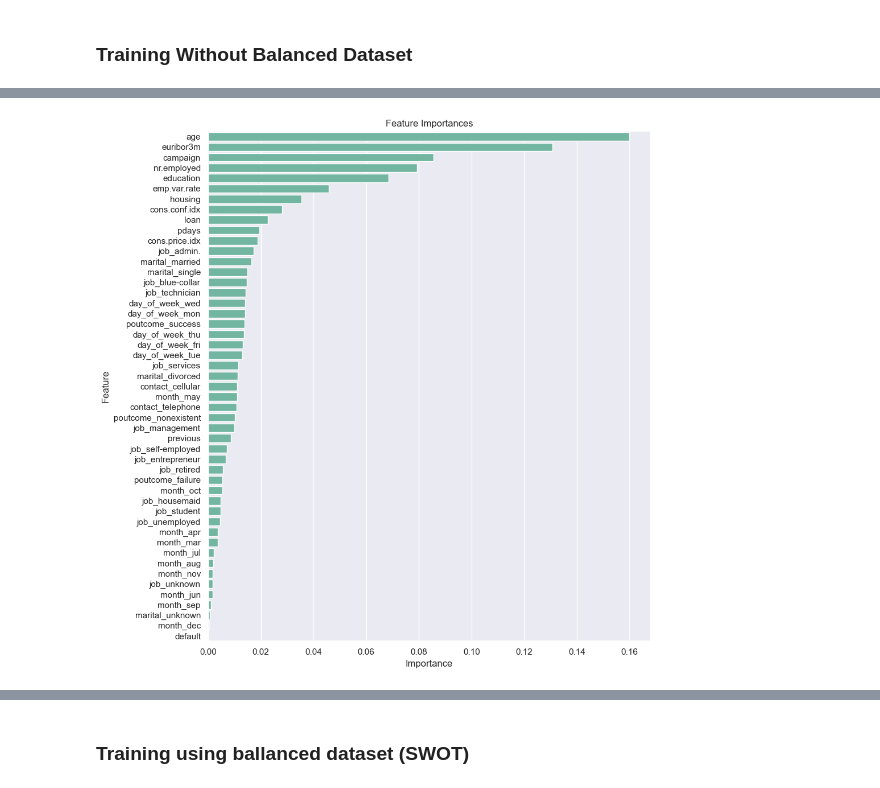
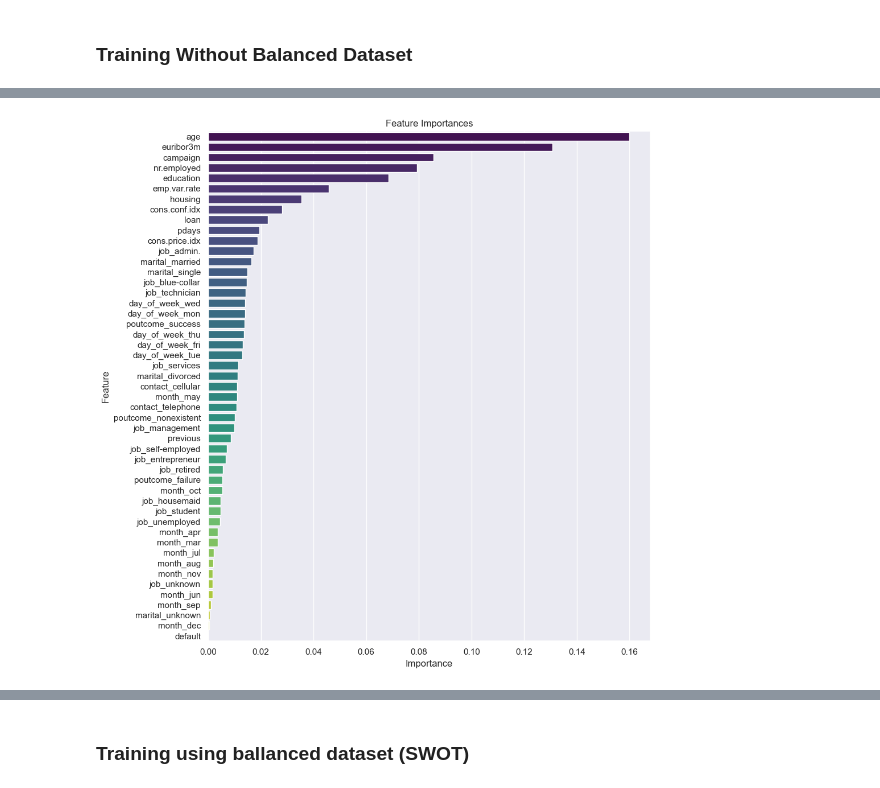
Before and after one commit to Aashiff2003/Predict-Term-Deposit-Subscription-, a Jupyter notebook: Predict Term Deposit Subscribtion -(additional).ipynb, the cells around one changed output, grey strips where cells are left out. Drawn from its saved outputs; the diff is of its cells as text; code cells hidden in the pictures.

```diff
--- a/Predict Term Deposit Subscribtion -(additional).ipynb
+++ b/Predict Term Deposit Subscribtion -(additional).ipynb
@@ -103,6 +110,9 @@ plt.show()
 # %%
 # categorical features and the target
 for col in categorical_columns:
-    sns.catplot(x="y",col = col,kind= "count", data = df)
+    # Create a count plot for the target variable 'y' across each categorical column
+    sns.catplot(x="y", hue="y", col=col, kind="count", data=df, height=5, aspect=1.5, palette='Set2', legend=False)
+
+# Show the plots
 plt.show()
 # %% [output]
@@ -123,7 +133,7 @@ plt.show()
 - outcome of the pre campaign
 - the month clients show there highest interest in deposit
 # %%
-numerical_columns = df.select_dtypes(include=['int64','float64']).columns  # Identify categorical columns
+numerical_columns = df.select_dtypes(include=['number']).columns  # Identify categorical columns
 for column in numerical_columns:
     print(f"{column}")
 # %% [output]
@@ -174,0 +177,19 @@ plt.show()
+# %%
+plt.figure(figsize=(20, 60))
+plt_number = 1
+
+# Define a custom color palette for the categories in 'y'
+palette = sns.color_palette("Set2", n_colors=len(df['y'].unique()))
+
+# Loop through numerical columns and create a boxplot for each one
+for col in numerical_columns:
+    ax = plt.subplot(12, 3, plt_number)
+    sns.boxplot(x='y', y=col, hue='y', data=df, palette=palette)  # Pass the data argument
+    plt.xlabel('Category (y)')  # Label for the x-axis
+    plt.ylabel(col)  # Label for the y-axis with the name of the numerical column
+    plt.title(f'Boxplot of {col} by Category (y)')  # Title for each boxplot
+    plt_number += 1
+
+# Adjust layout for better spacing
+plt.tight_layout()
+plt.show()
@@ -220,17 +243,6 @@ Data columns (total 21 columns):
  20  y               41188 non-null  object
 dtypes: float64(5), int64(5), object(11)
 memory usage: 6.6+ MB
-# %%
-from sklearn.preprocessing import StandardScaler
-
-# Select numerical columns
-numerical_columns = ['age' ,'duration', 'campaign', 'pdays', 'previous','emp.var.rate','cons.price.idx','cons.conf.idx','euribor3m','nr.employed']
-
-# Initialize the StandardScaler
-scaler = StandardScaler()
-
-# Apply scaling to the numerical columns
-df2[numerical_columns] = scaler.fit_transform(df2[numerical_columns])
 # %%
 df2.drop('duration', axis=1, inplace=True)
 # %% [markdown]
@@ -503,19 +543,23 @@ Confusion Matrix:
 # %%
+# Assuming 'rf_model_no_bal' is your trained RandomForest model, and 'df_encoded' is your dataset
 feature_importances = pd.DataFrame({
     'Feature': df_encoded.drop(columns=["y"]).columns,  # Replace 'y' with your target column name
     'Importance': rf_model_no_bal.feature_importances_
 }).sort_values(by="Importance", ascending=False)
 
-# Plot the feature importances
+# Plot the feature importances with a different color palette
 plt.figure(figsize=(10, 10))
-sns.barplot(x='Importance', y='Feature', data=feature_importances)
+
+# Adding 'hue' to resolve the deprecation warning and control colors
+sns.barplot(x='Importance', y='Feature', data=feature_importances, palette='viridis', hue='Feature', legend=False)
+
 plt.title('Feature Importances')
 plt.xlabel('Importance')
 plt.ylabel('Feature')
 plt.tight_layout()
 plt.show()
 # %% [output]
-[figure, old version]
+[figure, new version]
 # %%
 import matplotlib.pyplot as plt
 import numpy as np
```
Also changed, not shown: parts of 21 cells of this notebook, 1 other file.
